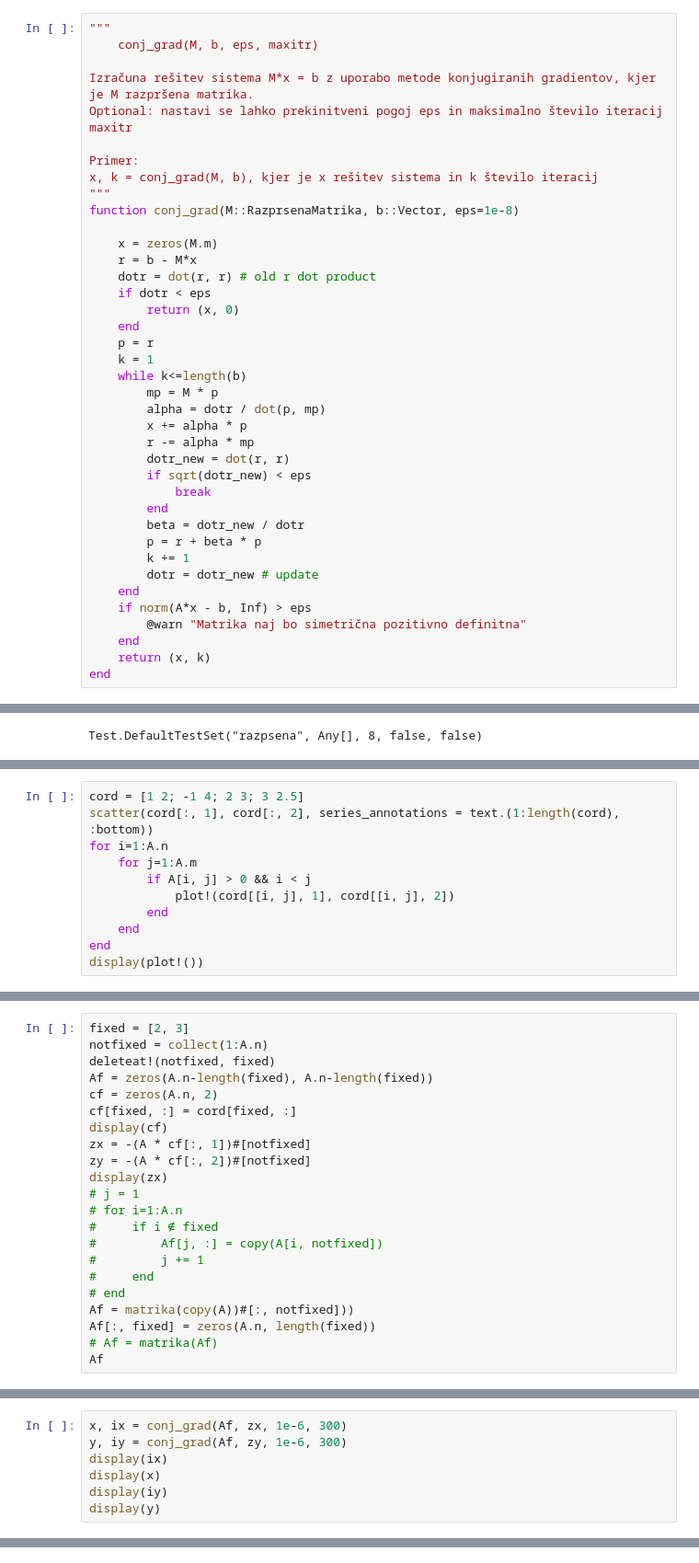
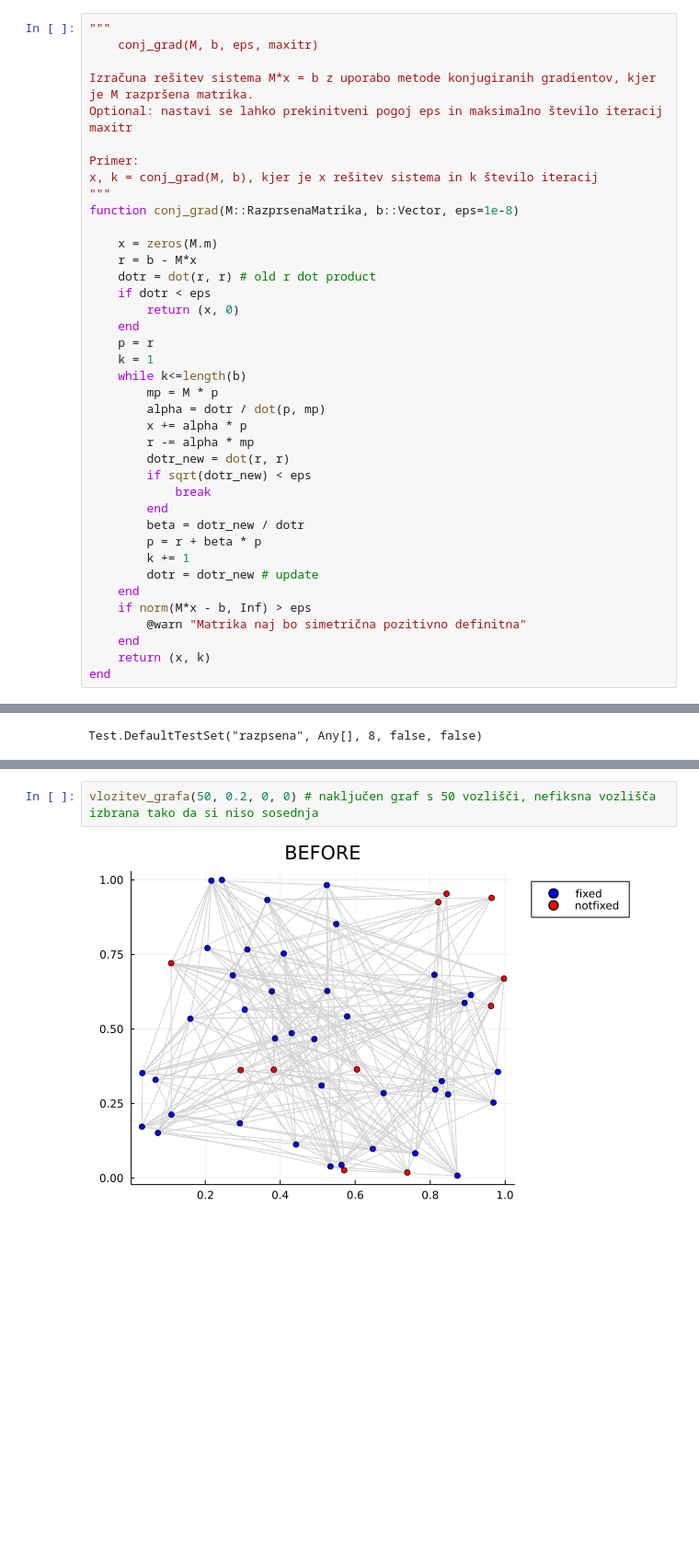
Before and after one commit to realdragonturtle/num-mat, a Jupyter notebook: src/dn2/nb.ipynb, the cells around one changed output, grey strips where cells are left out. Shown at 92% size. Cells and saved outputs as stored; diff of their text form; blank space fills up the shorter version.

```diff
--- a/src/dn2/nb.ipynb
+++ b/src/dn2/nb.ipynb
@@ -205,7 +219,7 @@ function conj_grad(M::RazprsenaMatrika, b::Vector, eps=1e-8)
         k += 1
         dotr = dotr_new # update
     end
-    if norm(A*x - b, Inf) > eps
+    if norm(M*x - b, Inf) > eps
         @warn "Matrika naj bo simetrična pozitivno definitna"
     end
     return (x, k)
@@ -306,11 +267,0 @@ using Plots
-# %%
-cord = [1 2; -1 4; 2 3; 3 2.5]
-scatter(cord[:, 1], cord[:, 2], series_annotations = text.(1:length(cord), :bottom))
-for i=1:A.n
-    for j=1:A.m
-        if A[i, j] > 0 && i < j
-            plot!(cord[[i, j], 1], cord[[i, j], 2])
-        end
-    end
-end
-display(plot!())
@@ -319,22 +267,0 @@ display(plot!())
-# %%
-fixed = [2, 3]
-notfixed = collect(1:A.n)
-deleteat!(notfixed, fixed)
-Af = zeros(A.n-length(fixed), A.n-length(fixed))
-cf = zeros(A.n, 2)
-cf[fixed, :] = cord[fixed, :]
-display(cf)
-zx = -(A * cf[:, 1])#[notfixed]
-zy = -(A * cf[:, 2])#[notfixed]
-display(zx)
-# j = 1
-# for i=1:A.n
-#     if i ∉ fixed
-#         Af[j, :] = copy(A[i, notfixed])
-#         j += 1
-#     end
-# end
-Af = matrika(copy(A))#[:, notfixed]))
-Af[:, fixed] = zeros(A.n, length(fixed))
-# Af = matrika(Af)
-Af
@@ -357,7 +267,0 @@ Af
-# %%
-x, ix = conj_grad(Af, zx, 1e-6, 300)
-y, iy = conj_grad(Af, zy, 1e-6, 300)
-display(ix)
-display(x)
-display(iy)
-display(y)
@@ -399,0 +362,4 @@ display(plot!())
+# %%
+vlozitev_grafa(50, 0.2, 0, 0) # naključen graf s 50 vozlišči, nefiksna vozlišča izbrana tako da si niso sosednja
+# %% [output]
+[figure, added]
```
Also changed, not shown: parts of 17 cells of this notebook, 2 other files.
